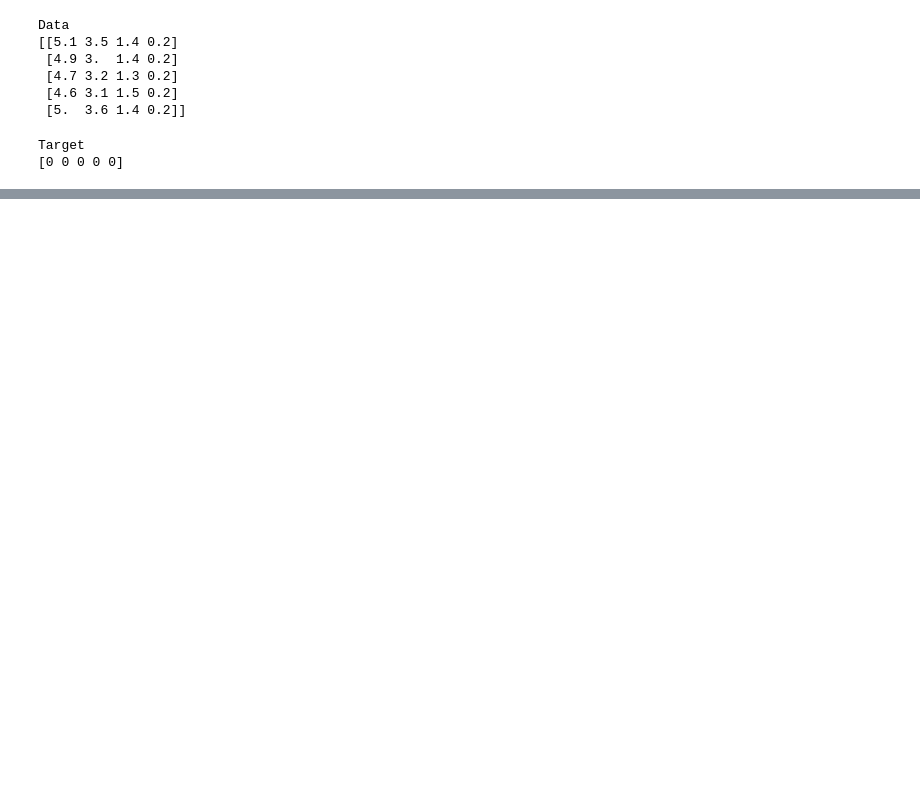
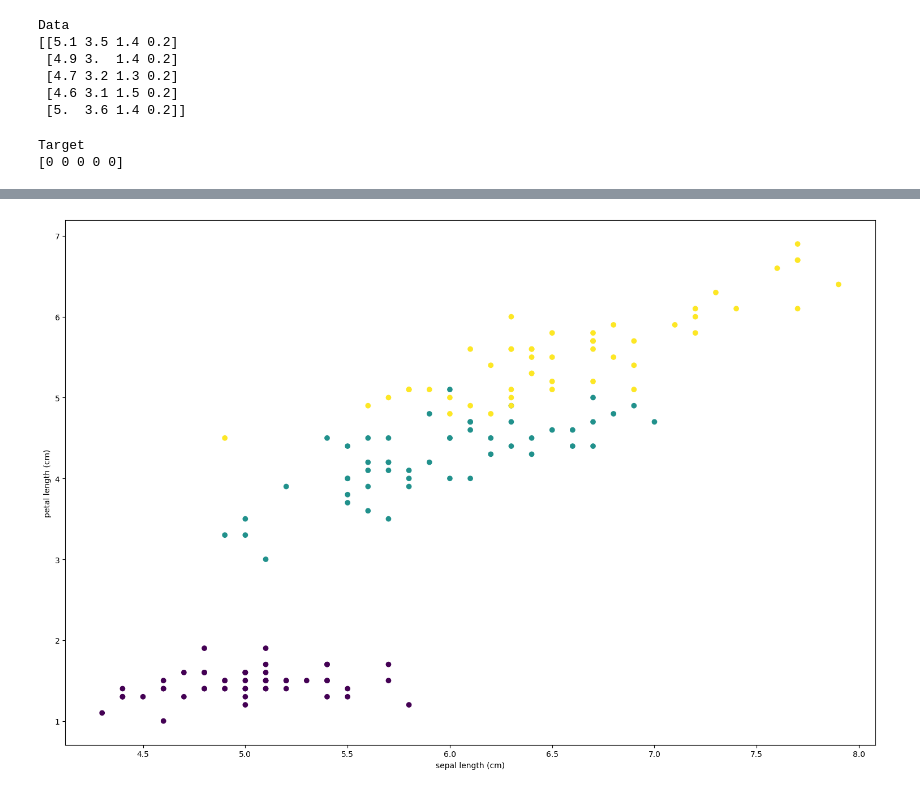
Before and after one commit to ThiagoMargoni/Senai-University-Files, a Jupyter notebook: 2023.2/Big Data e IA/Pandas/classifitcation.ipynb, the cells around one changed output, grey strips where cells are left out. Cells and saved outputs as stored; diff of their text form; code cells hidden in the pictures; blank space fills up the shorter version.

```diff
--- a/2023.2/Big Data e IA/Pandas/classifitcation.ipynb
+++ b/2023.2/Big Data e IA/Pandas/classifitcation.ipynb
@@ -35,0 +34,9 @@ plt.show()
+# %%
+plt.figure(figsize=(15,10))
+plt.scatter(iris.data[:, 0], iris.data[:, 2], c=iris.target)
+plt.xlabel(iris.feature_names[0])
+plt.ylabel(iris.feature_names[2])
+plt.tight_layout()
+plt.show()
+# %% [output]
+[figure, added]
```
Also changed, not shown: parts of 2 cells of this notebook, 2 other files.
